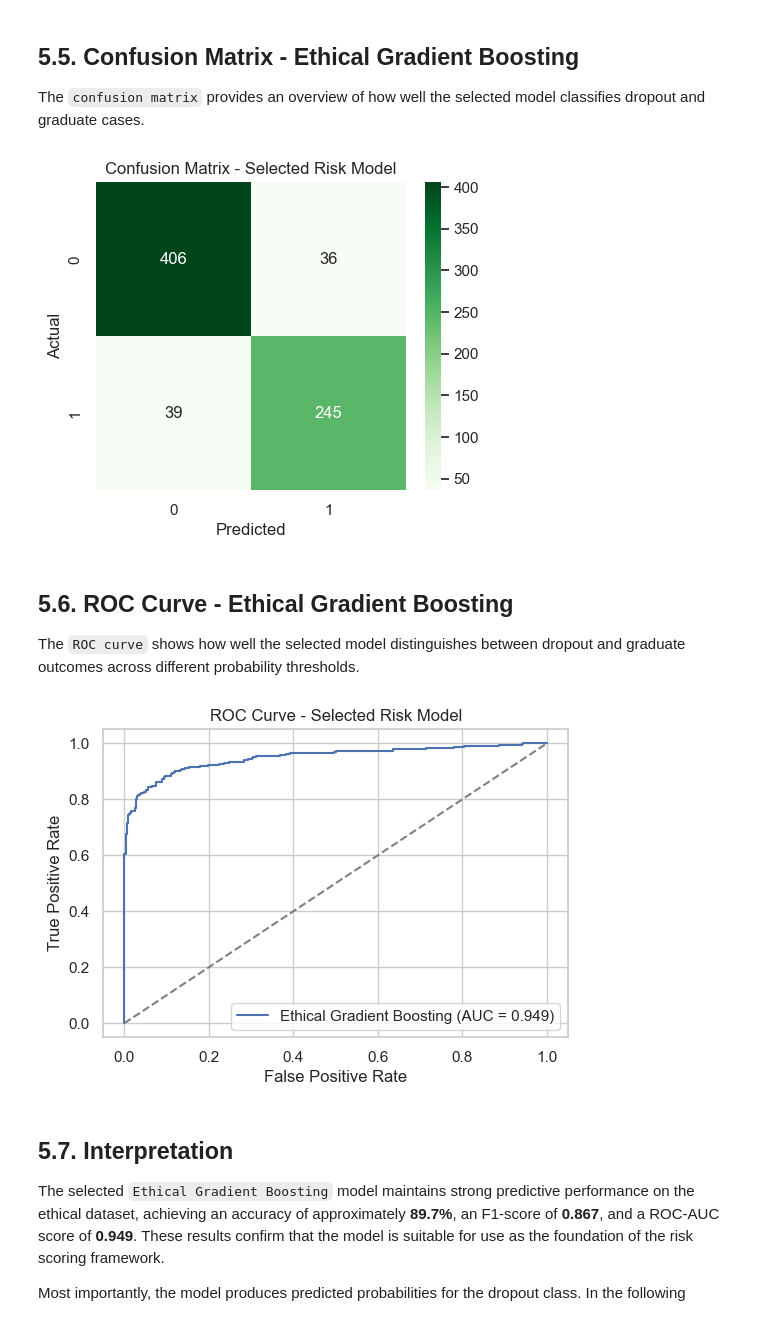
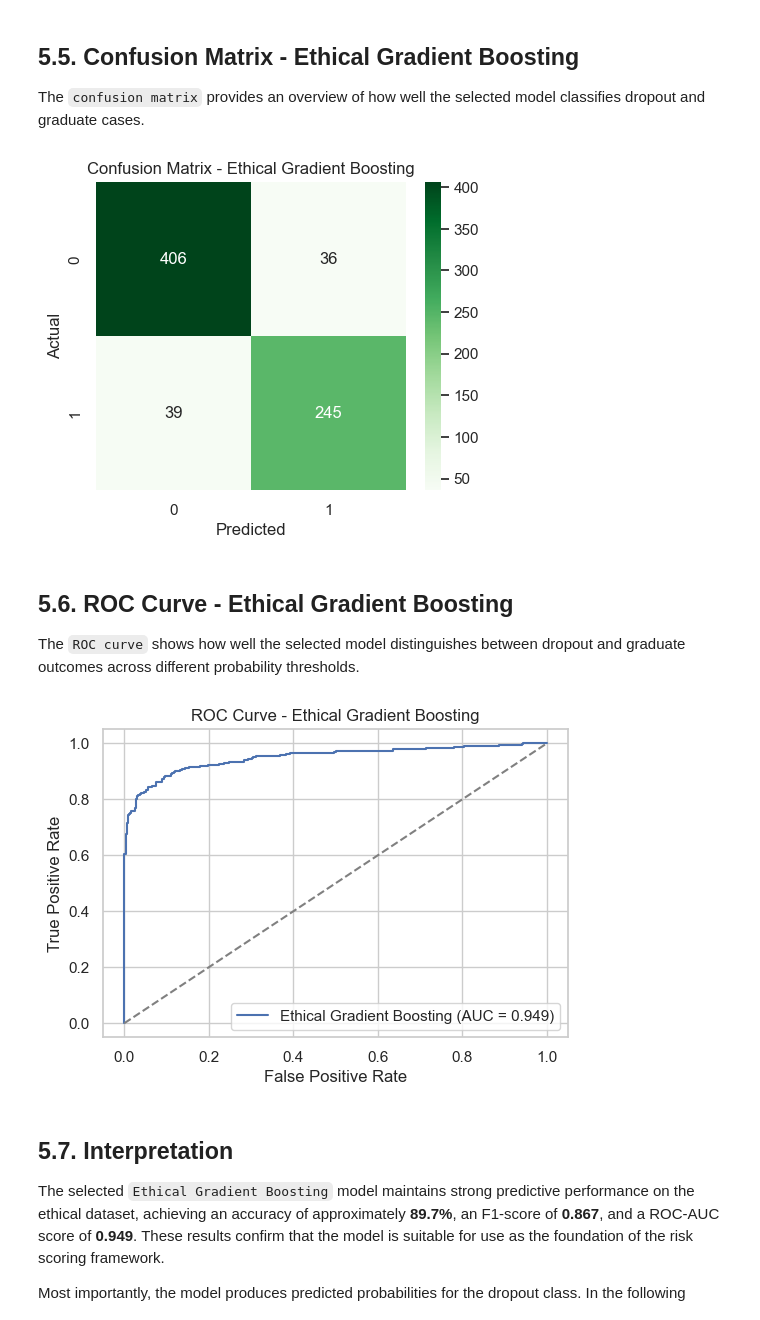
Before and after one commit to DimitarMalamski/student-dropout-predictor, a Jupyter notebook: notebooks/02_student_dropout_risk_scoring.ipynb, the cells around one changed output. Cells and saved outputs as stored; diff of their text form; code cells hidden in the pictures.

```diff
--- a/notebooks/02_student_dropout_risk_scoring.ipynb
+++ b/notebooks/02_student_dropout_risk_scoring.ipynb
@@ -450,16 +450,16 @@ The `confusion matrix` provides an overview of how well the selected model class
 # %%
 risk_cm = confusion_matrix(y_test, y_pred)
 
 plt.figure(figsize=(5,4))
 sns.heatmap(risk_cm, annot=True, fmt="d", cmap="Greens")
 
 plt.xlabel("Predicted")
 plt.ylabel("Actual")
-plt.title("Confusion Matrix - Selected Risk Model")
+plt.title("Confusion Matrix - Ethical Gradient Boosting")
 
 plt.show()
 # %% [output]
-[figure, old version]
+[figure, new version]
 # %% [markdown]
 ## 5.6. ROC Curve - Ethical Gradient Boosting
 
@@ -474,12 +474,12 @@ plt.plot([0,1], [0,1], linestyle="--", color="gray")
 
 plt.xlabel("False Positive Rate")
 plt.ylabel("True Positive Rate")
-plt.title("ROC Curve - Selected Risk Model")
+plt.title("ROC Curve - Ethical Gradient Boosting")
 plt.legend()
 
 plt.show()
 # %% [output]
-[figure, old version]
+[figure, new version]
 # %% [markdown]
 ## 5.7. Interpretation
 
```
Also changed, not shown: parts of 9 cells of this notebook.
